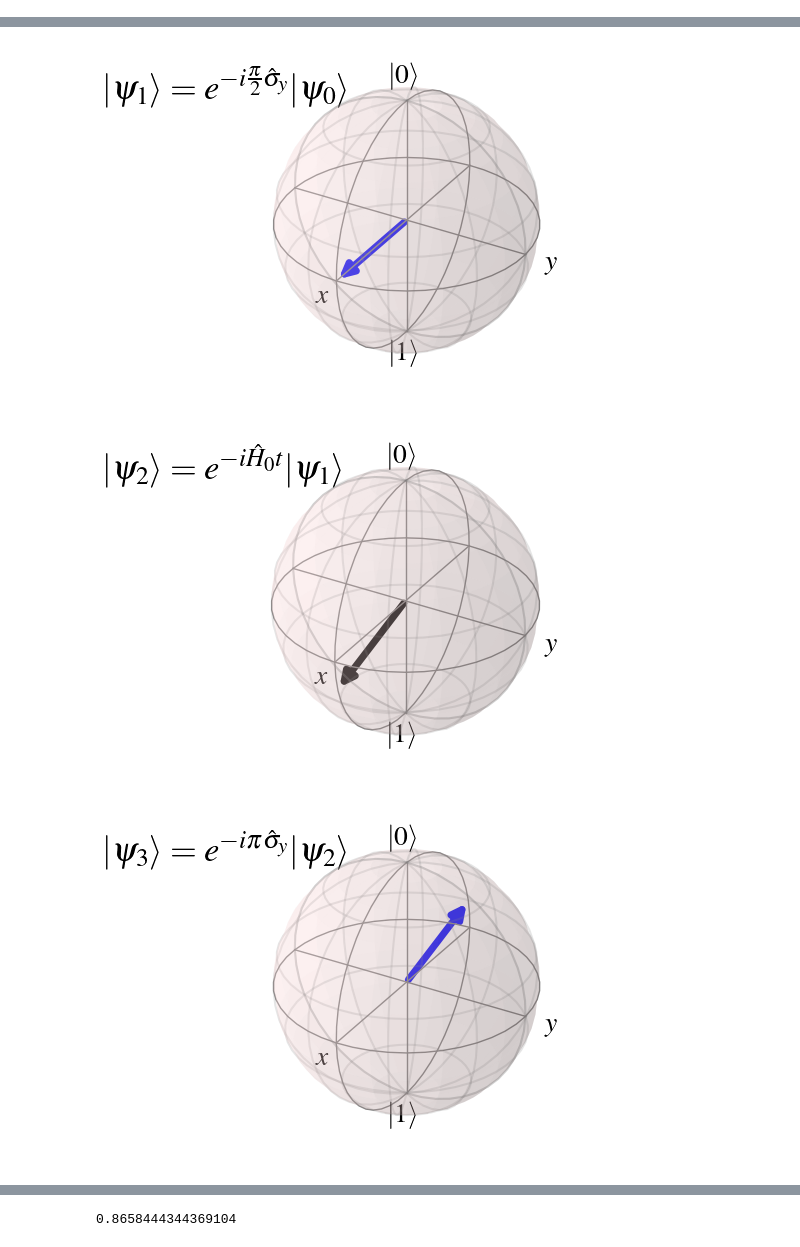
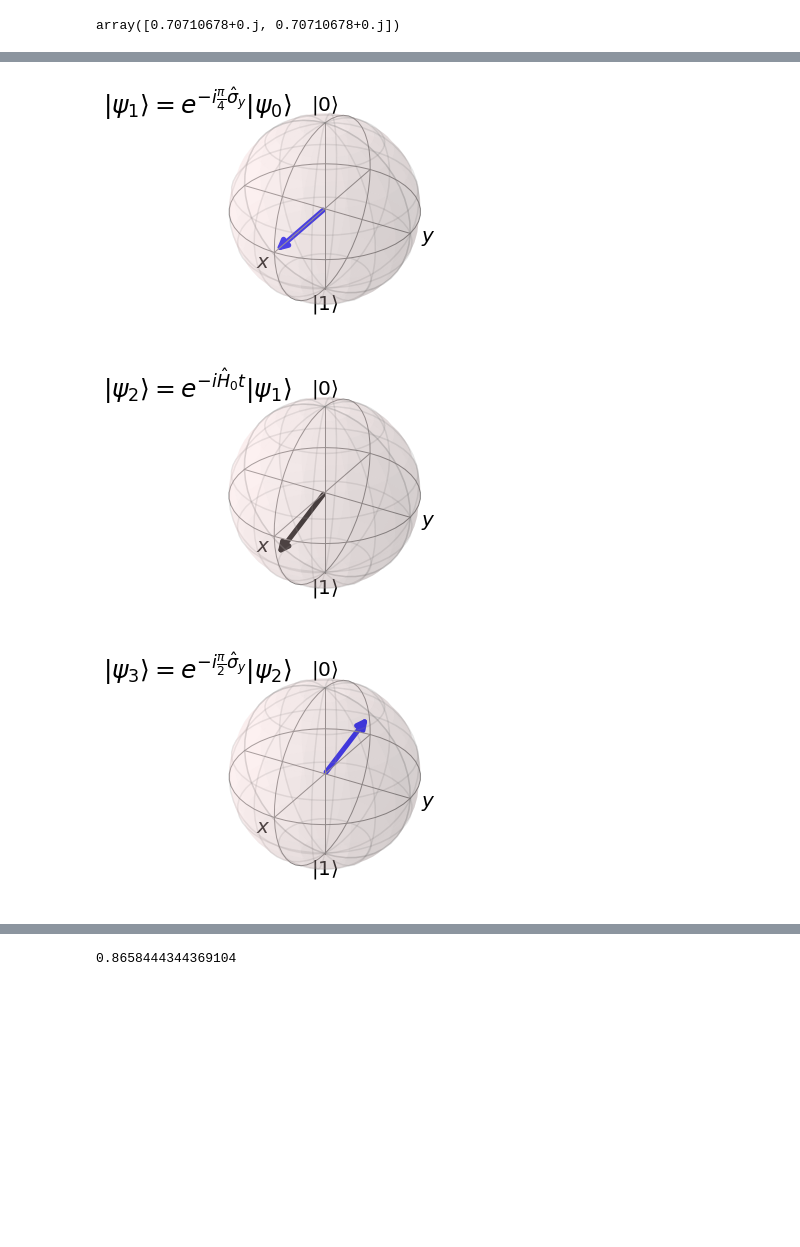
Before and after one commit to flynnbr11/schrodingers_catwalk, a Jupyter notebook: figure_development/hahn_experiments.ipynb, the cells around one changed output, grey strips where cells are left out. Drawn from its saved outputs; the diff is of its cells as text; code cells hidden in the pictures; blank space fills up the shorter version.

```diff
--- a/figure_development/hahn_experiments.ipynb
+++ b/figure_development/hahn_experiments.ipynb
@@ -31,0 +39,3 @@ paulis = {
+# %%
+hamiltonian = test_model.fixed_matrix
+t = 0.5 # microsecond
@@ -48,3 +63,11 @@ t = 0.5 # microsecond
+# %%
+pi_by_2_gate = expm.expm(
+    -1j*(np.pi/4) * paulis['y']
+)
+# %%
+np.dot(pi_by_2_gate, zero)
+# %% [output]
+array([0.70710678+0.j, 0.70710678+0.j])
 # %%
 def progress_state(
     hamiltonian,
@@ -112,11 +135,11 @@ state_colours = [
 
 descriptions = [
     r"$| \psi_0 \rangle = | 0 \rangle$",
-    r"$| \psi_1 \rangle = e^{-i \frac{\pi}{2} \hat{\sigma}_y} | \psi_0 \rangle$",
+    r"$| \psi_1 \rangle = e^{-i \frac{\pi}{4} \hat{\sigma}_y} | \psi_0 \rangle$",
     r"$| \psi_2 \rangle = e^{-i \hat{H}_0 t} | \psi_1 \rangle$",
-    r"$| \psi_3 \rangle = e^{-i \pi \hat{\sigma}_y} | \psi_2 \rangle$",
-    r"$| \psi_4 \rangle = e^{-2i \hat{H}_0 t} | \psi_3 \rangle$",
-    r"$| \psi_5 \rangle = e^{-i \frac{\pi}{2} \hat{\sigma}_y} | \psi_4 \rangle$",
+    r"$| \psi_3 \rangle = e^{-i \frac{\pi}{2} \hat{\sigma}_y} | \psi_2 \rangle$",
+    r"$| \psi_4 \rangle = e^{-i \hat{H}_0 t^{\prime}} | \psi_3 \rangle$",
+    r"$| \psi_5 \rangle = e^{-i \frac{\pi}{4} \hat{\sigma}_y} | \psi_4 \rangle$",
 ]
 # %%
 for s, c in list(zip(qt_states, state_colours)):
@@ -144,7 +167,7 @@ for s, c in list(zip(qt_states, state_colours)):
     ax.annotate(
         descriptions[idx],
         xy=(0.0, 0.9),
-        xytext=(0, 0.85),
+        xytext=(0, 0.9),
         xycoords='axes fraction',
         fontsize=25,
         color='black',
@@ -162,3 +185,3 @@ for s, c in list(zip(qt_states, state_colours)):
-[figure, old version]
+[figure, new version]
-[figure, old version]
+[figure, new version]
-[figure, old version]
+[figure, new version]
```
Also changed, not shown: parts of 4 cells of this notebook, 14 other files.
